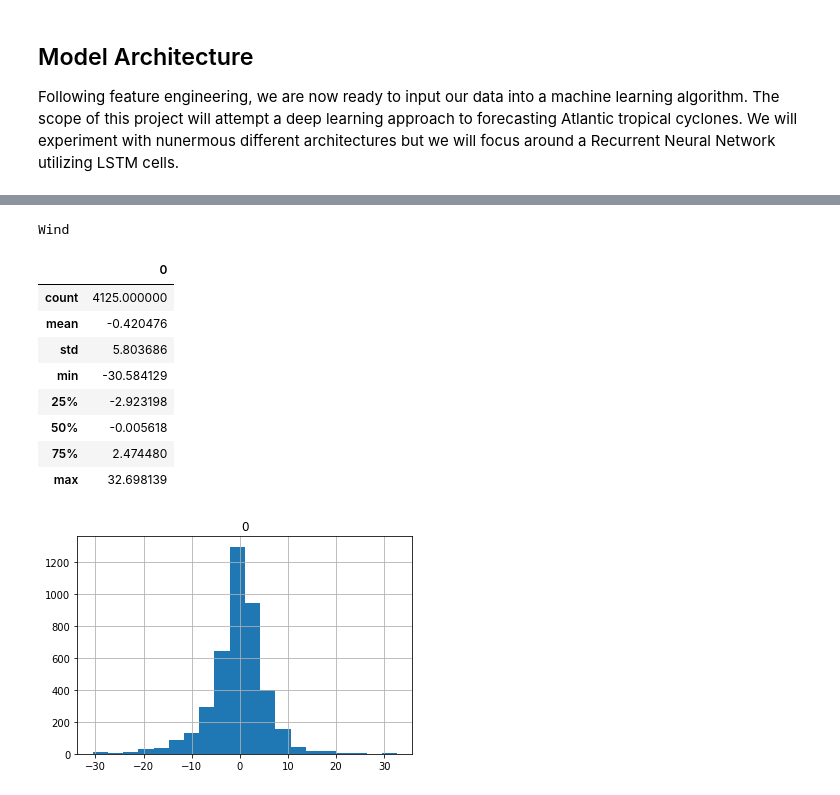
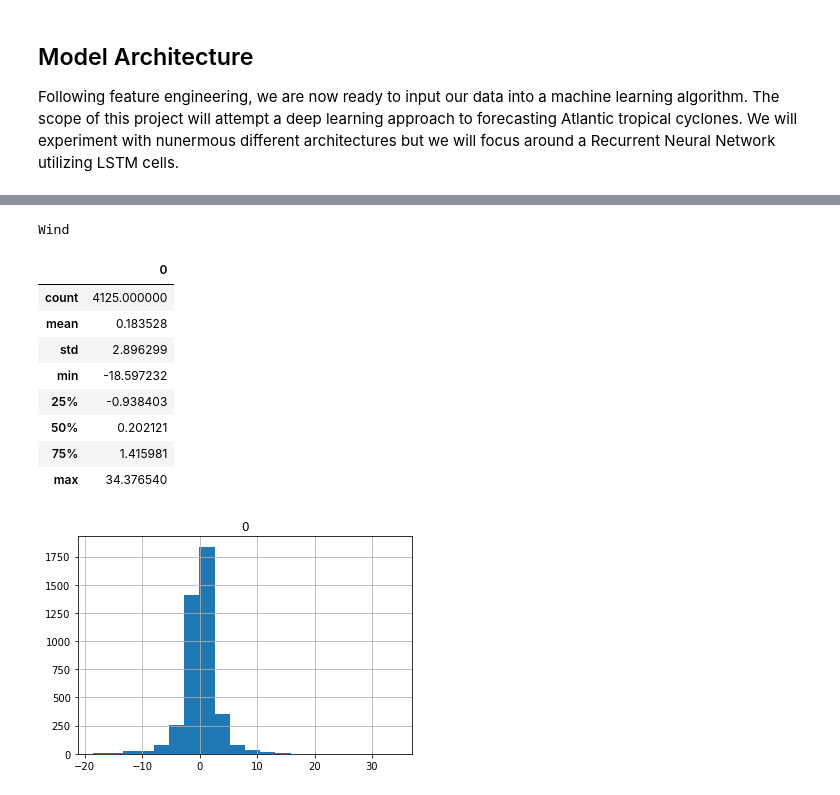
Before and after one commit to hammad93/hurricane-net, a Jupyter notebook: hurricane-net.ipynb, the cells around one changed output, grey strips where cells are left out. Drawn from its saved outputs; the diff is of its cells as text; code cells hidden in the pictures.

Commit message:
Reduced output feature to 1 and increased performance of bd_lstm_td model.

```diff
--- a/hurricane-net.ipynb
+++ b/hurricane-net.ipynb
@@ -358,14 +358,14 @@ X_train, X_test, y_train, y_test = model_selection.train_test_split(processed_da
                                                                     test_size = 0.2)
 
 # Train for wind intensity
-y_train_wind = np.array([[[features[2],0,0,0,0,0,0,0] for features in y] for y in y_train], dtype = np.float64)
-y_test_wind = np.array([[[features[2],0,0,0,0,0,0,0] for features in y] for y in y_test], dtype = np.float64)
+y_train_wind = np.array([[[features[2]] for features in y] for y in y_train], dtype = np.float64)
+y_test_wind = np.array([[[features[2]] for features in y] for y in y_test], dtype = np.float64)
 
 # Train for latitude and longitude location
-y_train_lat = np.array([[[features[0],0,0,0,0,0,0,0] for features in y] for y in y_train], dtype = np.float64)
-y_test_lat = np.array([[[features[0],0,0,0,0,0,0,0] for features in y] for y in y_test], dtype = np.float64)
-y_train_long = np.array([[[features[1],0,0,0,0,0,0,0] for features in y] for y in y_train], dtype = np.float64)
-y_test_long = np.array([[[features[1],0,0,0,0,0,0,0] for features in y] for y in y_test], dtype = np.float64)
+y_train_lat = np.array([[[features[0]] for features in y] for y in y_train], dtype = np.float64)
+y_test_lat = np.array([[[features[0]] for features in y] for y in y_test], dtype = np.float64)
+y_train_long = np.array([[[features[1]] for features in y] for y in y_train], dtype = np.float64)
+y_test_long = np.array([[[features[1]] for features in y] for y in y_test], dtype = np.float64)
 
 
 def bd_lstm_td(X_train, y_train, X_test, y_test) :
@@ -373,7 +373,7 @@ def bd_lstm_td(X_train, y_train, X_test, y_test) :
     model.add(Bidirectional(LSTM(units = 1024, return_sequences = True, dropout = 0.05), input_shape = (5,8)))
     model.add(LSTM(units = 512, return_sequences = True, dropout = 0.05))
     model.add(LSTM(units = 256, return_sequences = True, dropout = 0.05))
-    model.add(TimeDistributed(Dense(8)))
+    model.add(TimeDistributed(Dense(1)))
     model.compile(loss='mae', optimizer='adam')
     print(model.summary())
     history = model.fit(X_train, y_train, batch_size = len(X_train), epochs = 500,
@@ -471,47 +471,53 @@ def ai_errors(predictions, observations) :
         for j in range(len(predictions[i])) :
             # Calculate errors
             error = predictions[i][j] - observations[i][j]
             errors.append(error)
 
     # Put into DataFrame for simpler processing
     errors = pd.DataFrame(errors)
     errors.describe()
     errors.hist(bins = 20)
     return errors
 
 # Predict values
 wind_predictions = model_wind.predict(X_test)
 lat_predictions = model_lat.predict(X_test)
 long_predictions = model_long.predict(X_test)
 
 # Scale back our predictions
 # Wind
-wind_predictions_scaled = [scaler.inverse_transform(prediction) for prediction in wind_predictions]
-y_wind_test_scaled = [scaler.inverse_transform(observation) for observation in y_test_wind]
+wind_predictions_scaled = [scaler.inverse_transform([[winds[0],0,0,0,0,0,0,0] for winds in prediction])
+                           for prediction in wind_predictions]
+y_wind_test_scaled = [scaler.inverse_transform([[winds[0],0,0,0,0,0,0,0] for winds in observation])
+                      for observation in y_test_wind]
 # Latitude
-lat_predictions_scaled = [scaler.inverse_transform(prediction) for prediction in lat_predictions]
-y_lat_test_scaled = [scaler.inverse_transform(observation) for observation in y_test_lat]
+lat_predictions_scaled = [scaler.inverse_transform([[lat[0],0,0,0,0,0,0,0] for lat in prediction])
+                          for prediction in lat_predictions]
+y_lat_test_scaled = [scaler.inverse_transform([[lat[0],0,0,0,0,0,0,0] for lat in observation])
+                     for observation in y_test_lat]
 # Longitude
-long_predictions_scaled = [scaler.inverse_transform(prediction) for prediction in long_predictions]
-y_long_test_scaled = [scaler.inverse_transform(observation) for observation in y_test_long]
+long_predictions_scaled = [scaler.inverse_transform([[long[0],0,0,0,0,0,0,0] for long in prediction])
+                           for prediction in long_predictions]
+y_long_test_scaled = [scaler.inverse_transform([[long[0],0,0,0,0,0,0,0] for long in observation])
+                      for observation in y_test_long]
 
 # Record wind predictions and observations
 print("Wind")
 wind_predictions = [[pred[0] for pred in hurricanes_pred] for hurricanes_pred in wind_predictions_scaled]
 wind_observations = [[obsrv[0] for obsrv in hurricanes_obsrv] for hurricanes_obsrv in y_wind_test_scaled]
 ai_errors(wind_predictions, wind_observations).describe()
 # %% [output]
 Wind
 |  | 0 |
 | count | 4125.000000 |
-| mean | -0.420476 |
-| std | 5.803686 |
-| min | -30.584129 |
-| 25% | -2.923198 |
-| 50% | -0.005618 |
-| 75% | 2.474480 |
-| max | 32.698139 |
+| mean | 0.183528 |
+| std | 2.896299 |
+| min | -18.597232 |
+| 25% | -0.938403 |
+| 50% | 0.202121 |
+| 75% | 1.415981 |
+| max | 34.376540 |
-[figure, old version]
+[figure, new version]
 # %%
 print("Lat")
 lat_predictions = [[pred[0] for pred in hurricanes_pred] for hurricanes_pred in lat_predictions_scaled]
```
Also changed, not shown: parts of 5 cells of this notebook.
